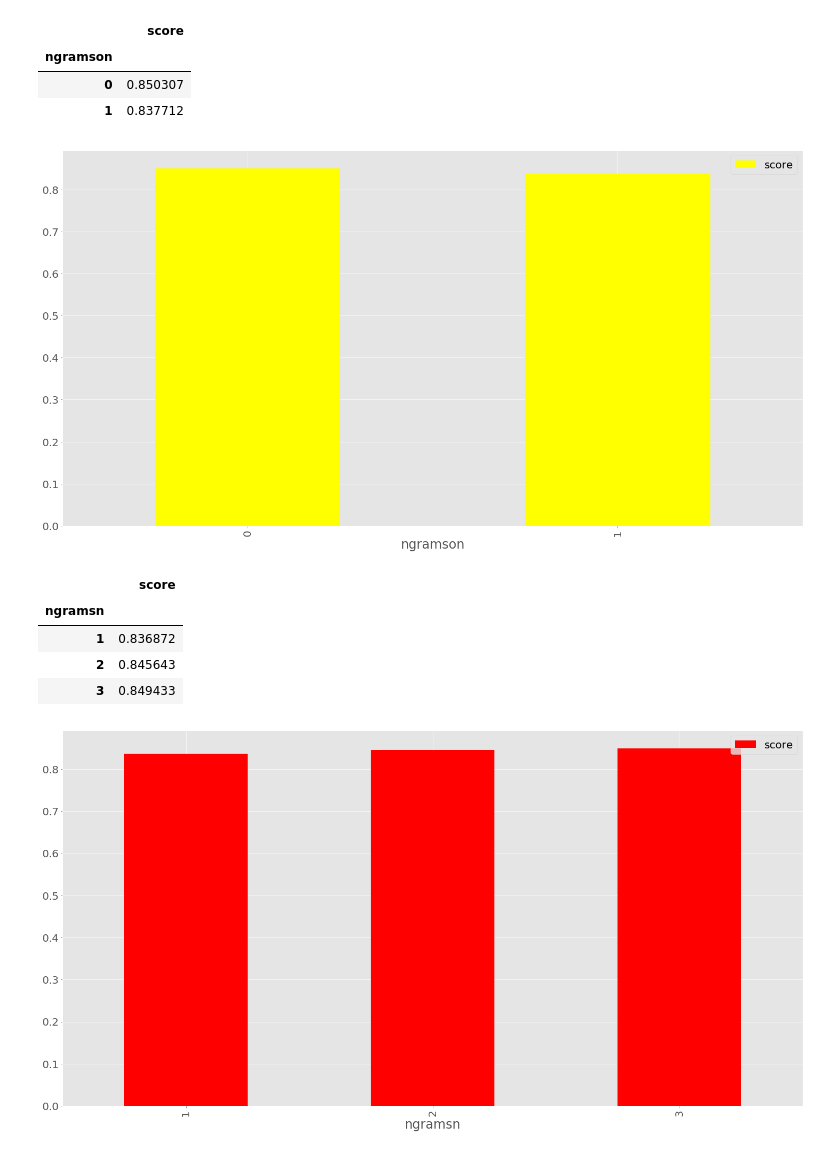
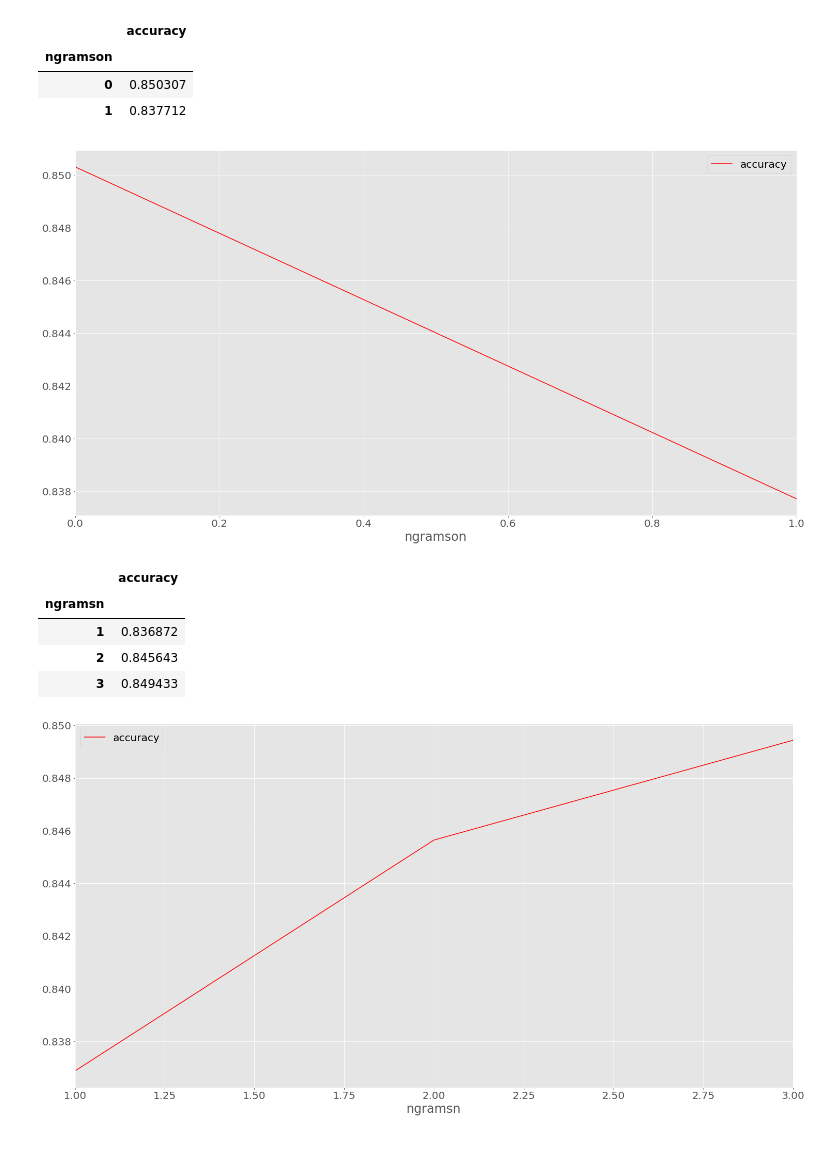
Before and after one commit to husztidorottya/Onlab, a Jupyter notebook: createDiagramFromParameters.ipynb, the cells around one changed output. Drawn from its saved outputs; the diff is of its cells as text; code cells hidden in the pictures.

```diff
--- a/createDiagramFromParameters.ipynb
+++ b/createDiagramFromParameters.ipynb
@@ -113,29 +113,29 @@ df_embedding.groupby(by=[df.chardir]).mean()
 # %%
 # visualize the score according to the average of ngrams enabled
-df.groupby(by=[df.ngramson]).mean().plot(y='score', kind='bar', color='yellow')
+df.groupby(by=[df.ngramson]).mean().plot(y='accuracy',color='red')
 
 # show table grouped by ngrams enabled
-columns = ['score']
+columns = ['accuracy']
 df_embedding = df[columns]
 df_embedding.groupby(by=[df.ngramson]).mean()
 # %% [output]
-|  | score |
+|  | accuracy |
 | ngramson |  |
 | 0 | 0.850307 |
 | 1 | 0.837712 |
-[figure, old version]
+[figure, new version]
 # %%
 # visualize the score according to the average of ngrams n
-df.groupby(by=[df.ngramsn]).mean().plot(y='score', kind='bar', color='red')
+df.groupby(by=[df.ngramsn]).mean().plot(y='accuracy',color='red')
 
 # show table grouped by ngrams n
-columns = ['score']
+columns = ['accuracy']
 df_embedding = df[columns]
 df_embedding.groupby(by=[df.ngramsn]).mean()
 # %% [output]
-|  | score |
+|  | accuracy |
 | ngramsn |  |
 | 1 | 0.836872 |
 | 2 | 0.845643 |
 | 3 | 0.849433 |
-[figure, old version]
+[figure, new version]
```
Also changed, not shown: parts of 5 cells of this notebook.
